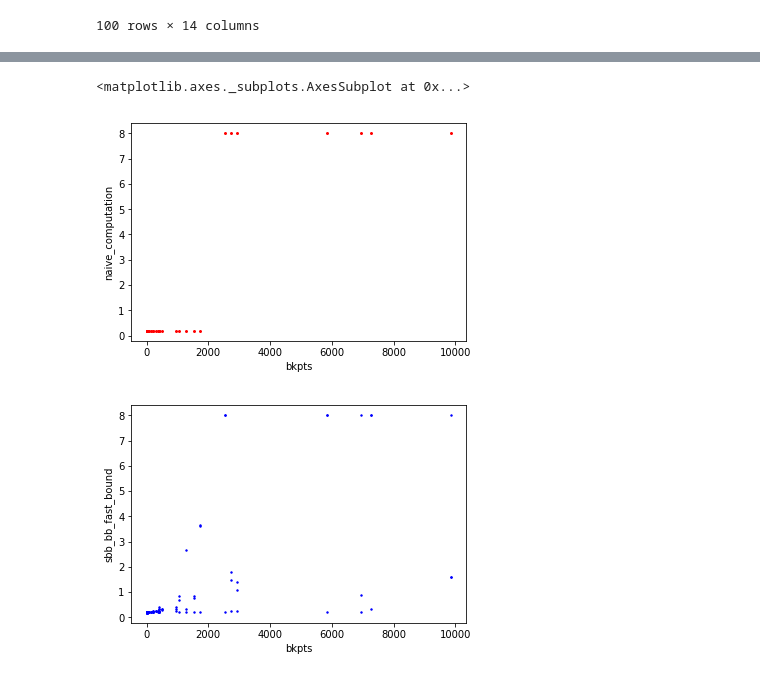
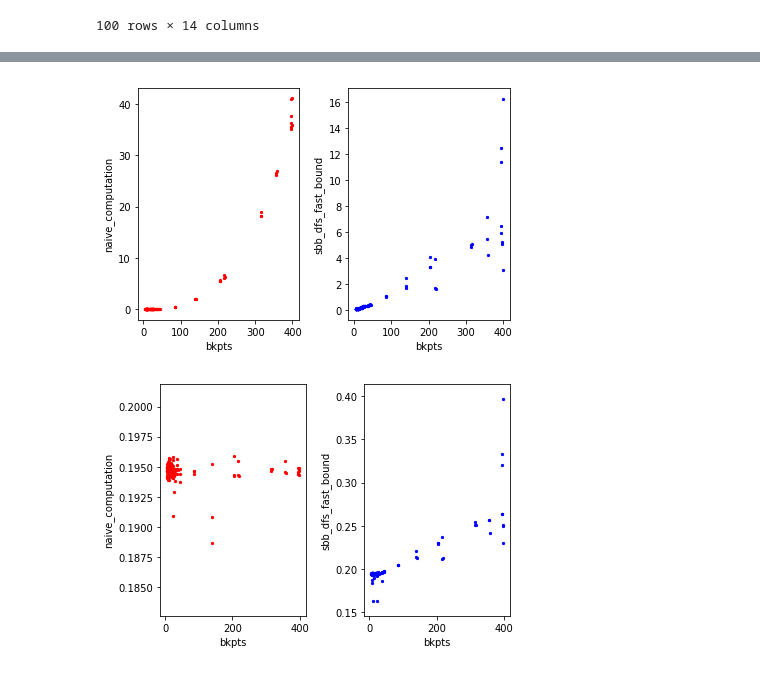
Before and after one commit to jiawei-wang-ucd/jiawei-computations, a Jupyter notebook: data_analysis.ipynb, the cells around one changed output, grey strips where cells are left out. Saved outputs shown, nothing was run; the diff lists cells and outputs as text; code cells hidden in the pictures.

```diff
--- a/data_analysis.ipynb
+++ b/data_analysis.ipynb
@@ -288,11 +274,23 @@ time_df_plot.plot.scatter(x='bkpts',y='sbb_bb_fast_bound',s=2,c='blue')
+# %%
+# scatter plot of breakpoints vs running time with #bkpts<400
+time_df_plot=plot_scatter(time_df, metric = 'time', time_out = 3600)
+fig, axes = plt.subplots(nrows=1, ncols=2)
+time_df_plot[time_df_plot['bkpts']<400].plot.scatter(x='bkpts',y='naive_computation',s=5,c='red',ax=axes[0])
+time_df_plot[time_df_plot['bkpts']<400].plot.scatter(x='bkpts',y='sbb_dfs_fast_bound',s=5,c='blue',ax=axes[1])
+plt.tight_layout()
+plt.savefig('minimum_time_bkpts_400.pdf')
+# %% [output]
+[figure, added]
 # %%
+# scatter plot of breakpoints vs memory with #bkpts<400
 memory_df_plot=plot_scatter(memory_df, metric = 'memory', memory_limit = 8)
-memory_df_plot.plot.scatter(x='bkpts',y='naive_computation',s=2,c='red')
-memory_df_plot.plot.scatter(x='bkpts',y='sbb_bb_fast_bound',s=2,c='blue')
+fig, axes = plt.subplots(nrows=1, ncols=2)
+memory_df_plot[memory_df_plot['bkpts']<400].plot.scatter(x='bkpts',y='naive_computation',s=5,c='red',ax=axes[0])
+memory_df_plot[memory_df_plot['bkpts']<400].plot.scatter(x='bkpts',y='sbb_dfs_fast_bound',s=5,c='blue',ax=axes[1])
+plt.tight_layout()
+plt.savefig('minimum_memory_bkpts_400.pdf')
 # %% [output]
-<matplotlib.axes._subplots.AxesSubplot at 0x...>
-[figure, old version]
+[figure, new version]
-[figure, removed]
 # %%
 # additive faces results
 path = additive_faces_path
```
Also changed, not shown: parts of 35 cells of this notebook.
